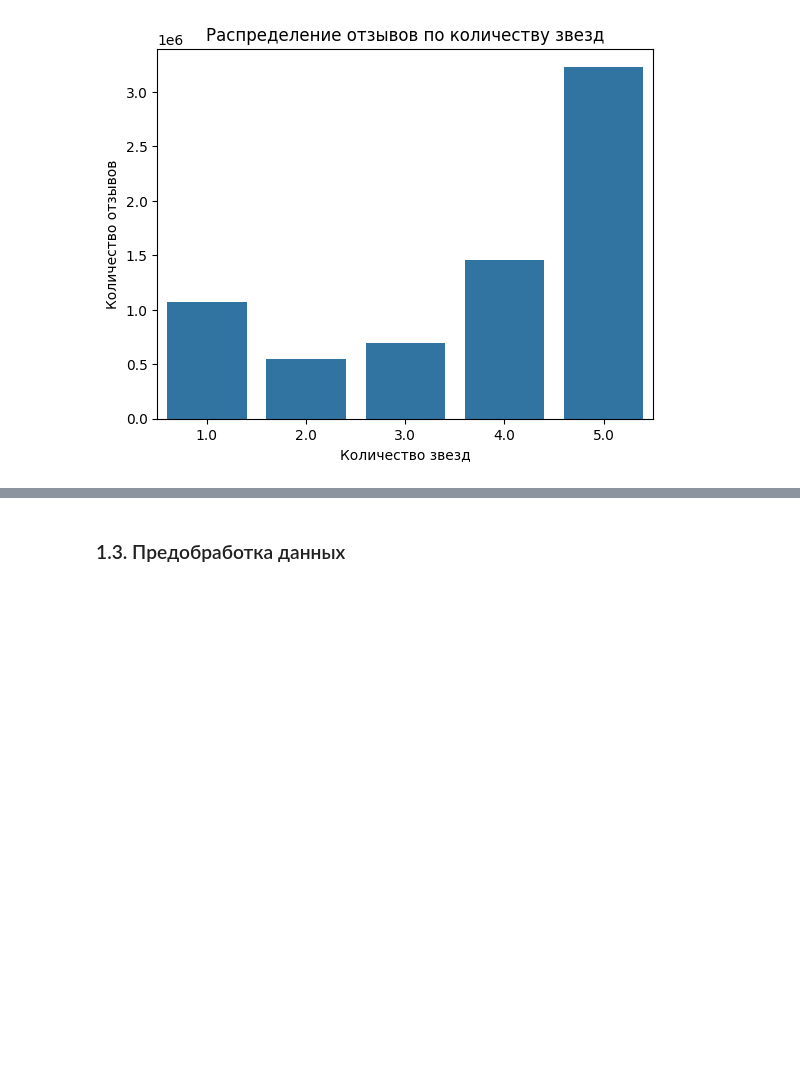
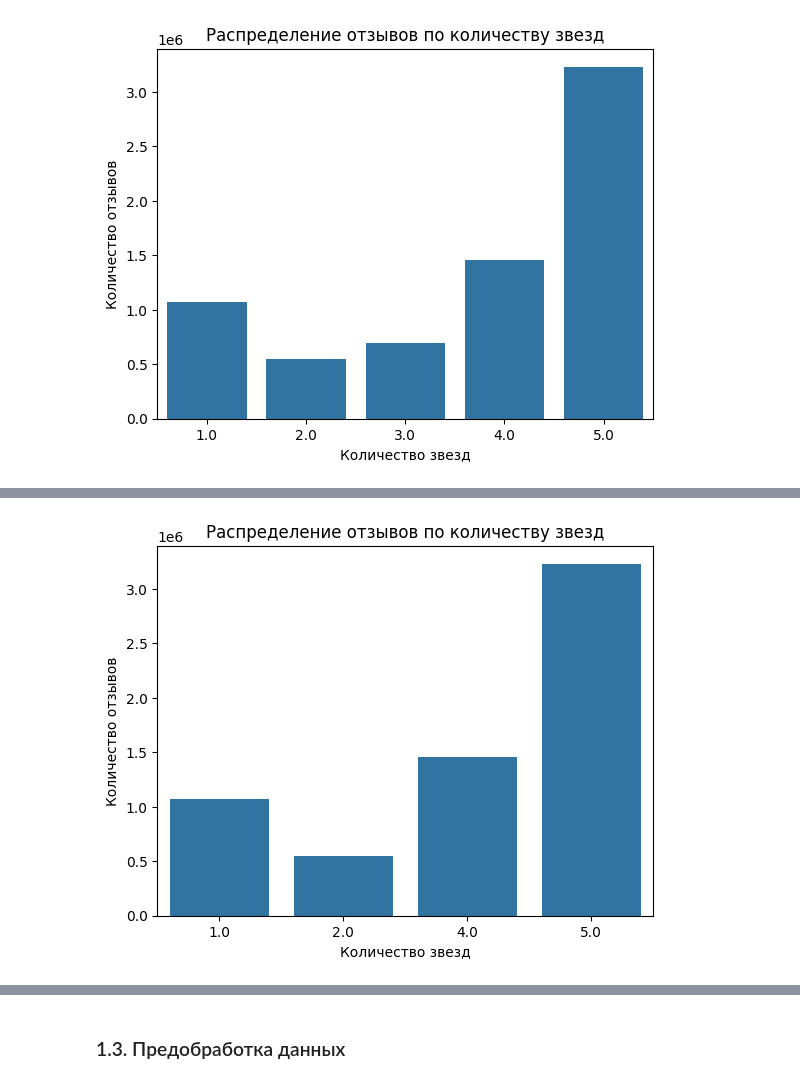
Before and after one commit to ipARTEM/RestaurantReviews, a Jupyter notebook: restaurant_reviews.ipynb, the cells around one changed output, grey strips where cells are left out. Saved outputs shown, nothing was run; the diff lists cells and outputs as text; code cells hidden in the pictures; blank space fills up the shorter version.

```diff
--- a/restaurant_reviews.ipynb
+++ b/restaurant_reviews.ipynb
@@ -157,3 +179,17 @@ plt.ylabel('Количество отзывов')
 plt.show()
 # %% [output]
 [figure]
+# %%
+# Преобразование меток (звезды) в бинарные классы (позитивные и негативные), исключая отзывы с 3 звездами
+def to_binary_class(stars):
+    if stars >= 4:
+        return 1
+    elif stars <= 2:
+        return 0
+    else:
+        return None
+
+df['label'] = df['stars'].apply(to_binary_class)
+# %%
+# Исключение отзывов с 3 звездами
+df = df[df['label'].notna()]
@@ -159,0 +208,9 @@ plt.show()
+# %%
+# Визуализация распределения классов
+sns.countplot(x='stars', data=df)
+plt.title('Распределение отзывов по количеству звезд')
+plt.xlabel('Количество звезд')
+plt.ylabel('Количество отзывов')
+plt.show()
+# %% [output]
+[figure, added]
```
Also changed, not shown: parts of 29 cells of this notebook, 1 other file.
